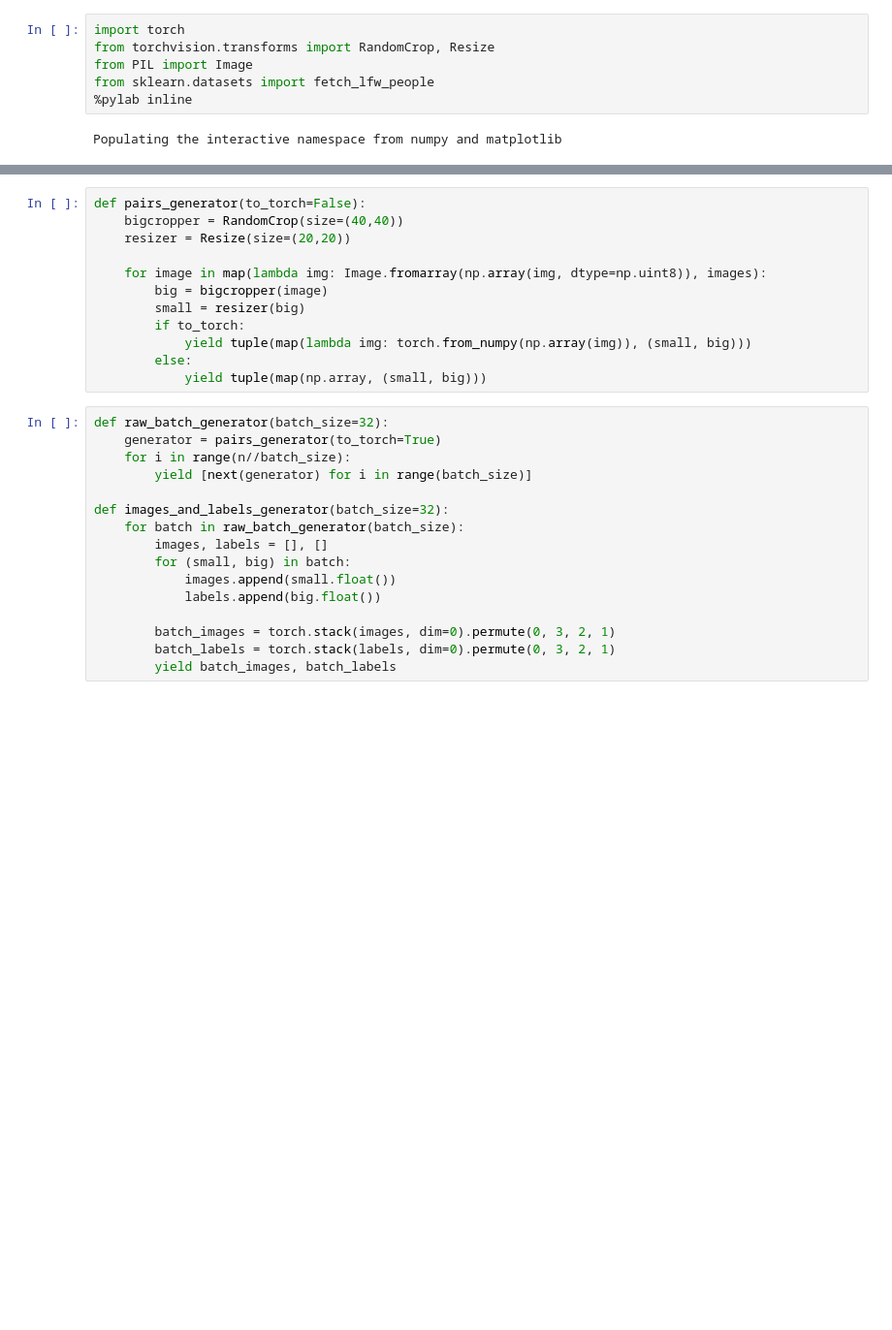
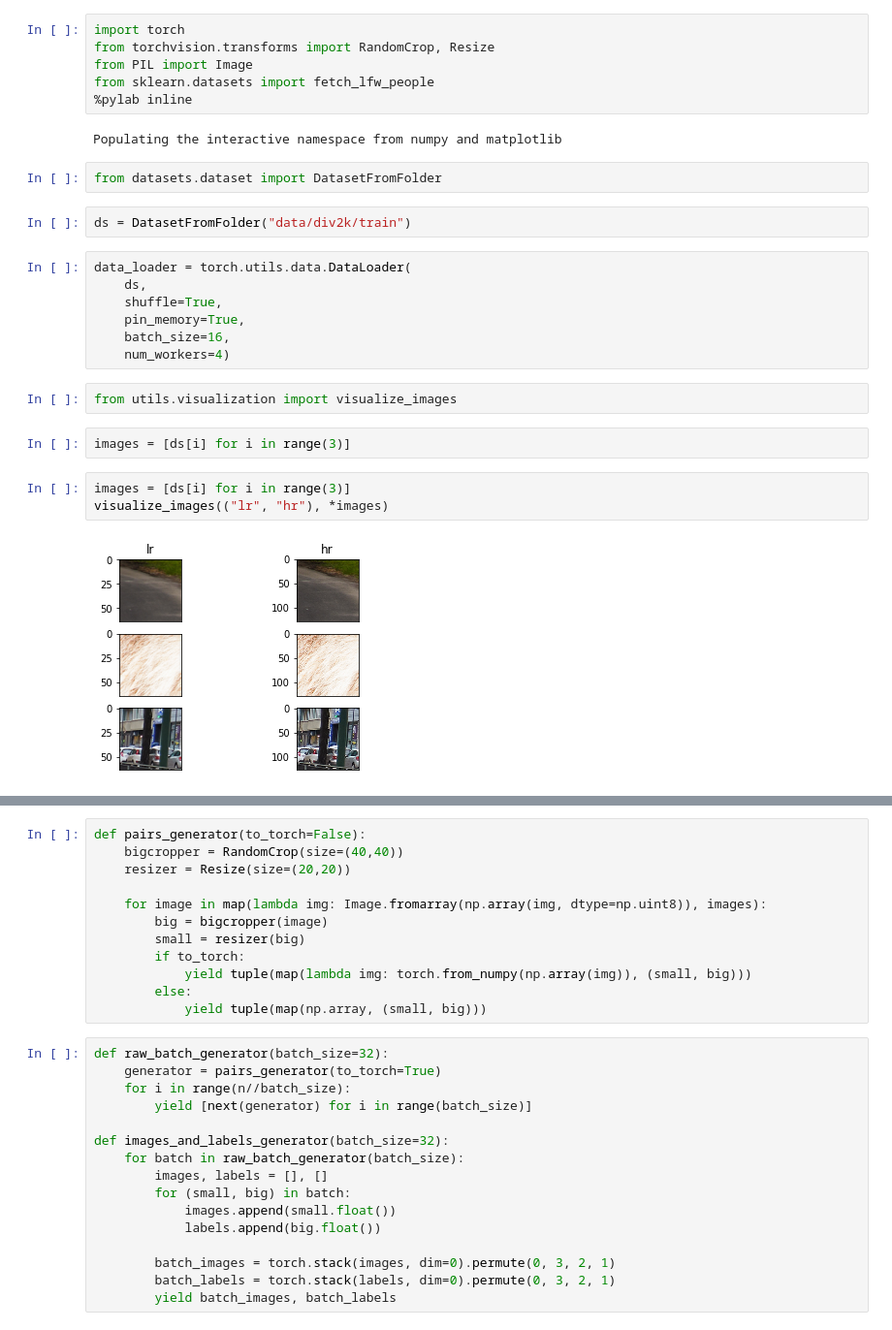
Before and after one commit to galecore/super_resolution, a Jupyter notebook: superres_baseline.ipynb, the cells around one changed output, grey strips where cells are left out. Shown at 97% size. Saved outputs shown, nothing was run; the diff lists cells and outputs as text; blank space fills up the shorter version.

```diff
--- a/superres_baseline.ipynb
+++ b/superres_baseline.ipynb
@@ -6,6 +6,26 @@ from sklearn.datasets import fetch_lfw_people
 %pylab inline
 # %% [output]
 Populating the interactive namespace from numpy and matplotlib
+# %%
+from datasets.dataset import DatasetFromFolder
+# %%
+ds = DatasetFromFolder("data/div2k/train")
+# %%
+data_loader = torch.utils.data.DataLoader(
+    ds,
+    shuffle=True,
+    pin_memory=True,
+    batch_size=16,
+    num_workers=4)
+# %%
+from utils.visualization import visualize_images
+# %%
+images = [ds[i] for i in range(3)]
+# %%
+images = [ds[i] for i in range(3)]
+visualize_images(("lr", "hr"), *images)
+# %% [output]
+[figure, added]
 # %%
 dataset = fetch_lfw_people(data_home="faces", color=True)
 # pairs_generator()
```
Also changed, not shown: parts of 12 cells of this notebook, 11 other files.
